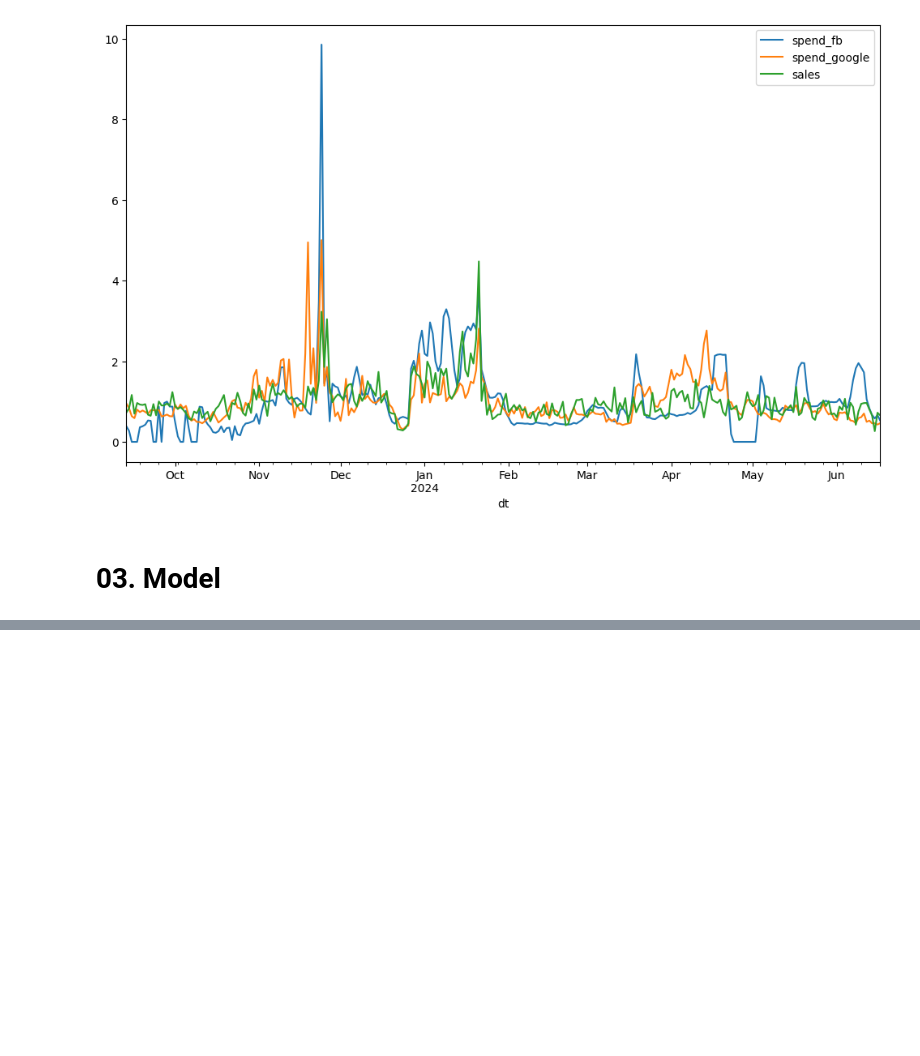
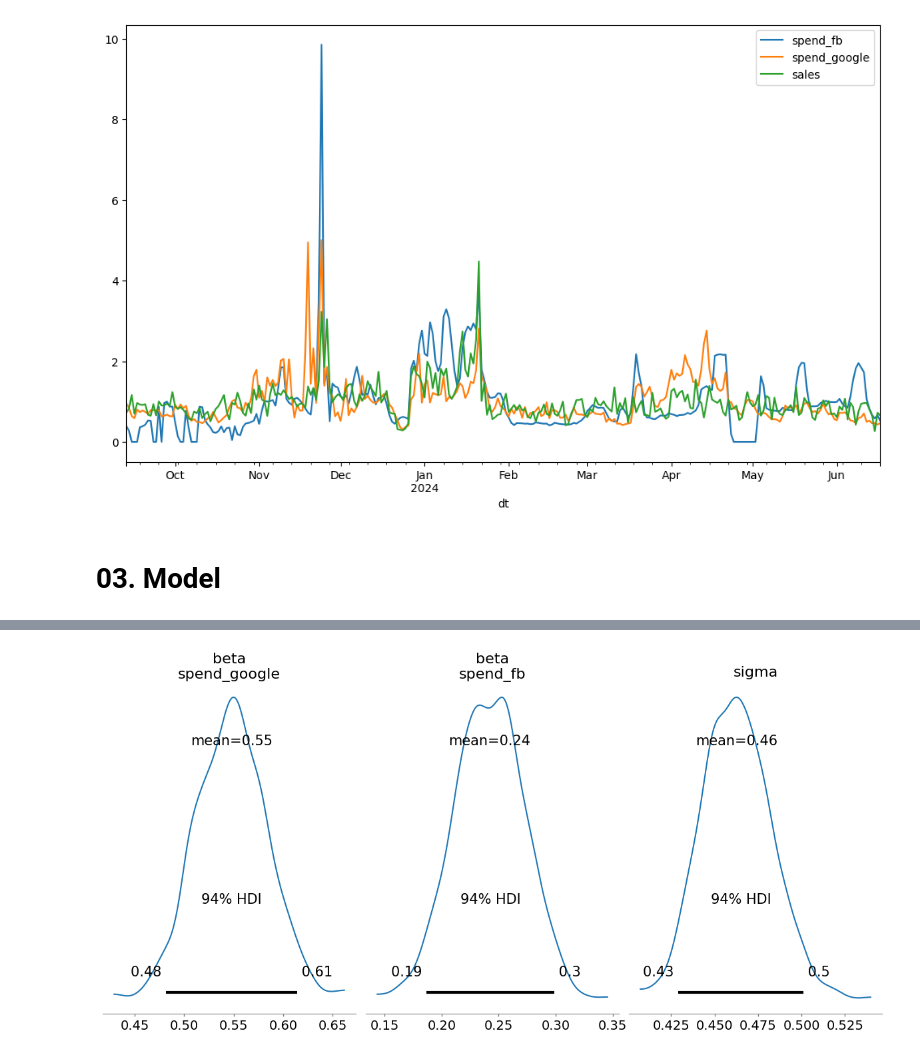
Before and after one commit to mkelk/mma_experiments, a Jupyter notebook: Mongine/01_simple_driving.ipynb, the cells around one changed output, grey strips where cells are left out. Cells and saved outputs as stored; diff of their text form; code cells hidden in the pictures; blank space fills up the shorter version.

```diff
--- a/Mongine/01_simple_driving.ipynb
+++ b/Mongine/01_simple_driving.ipynb
@@ -116,0 +98,4 @@ Sampling: []
+# %%
+mmm.plot_parm_dist()
+# %% [output]
+[figure, added]
```
Also changed, not shown: parts of 8 cells of this notebook, 1 other file.
